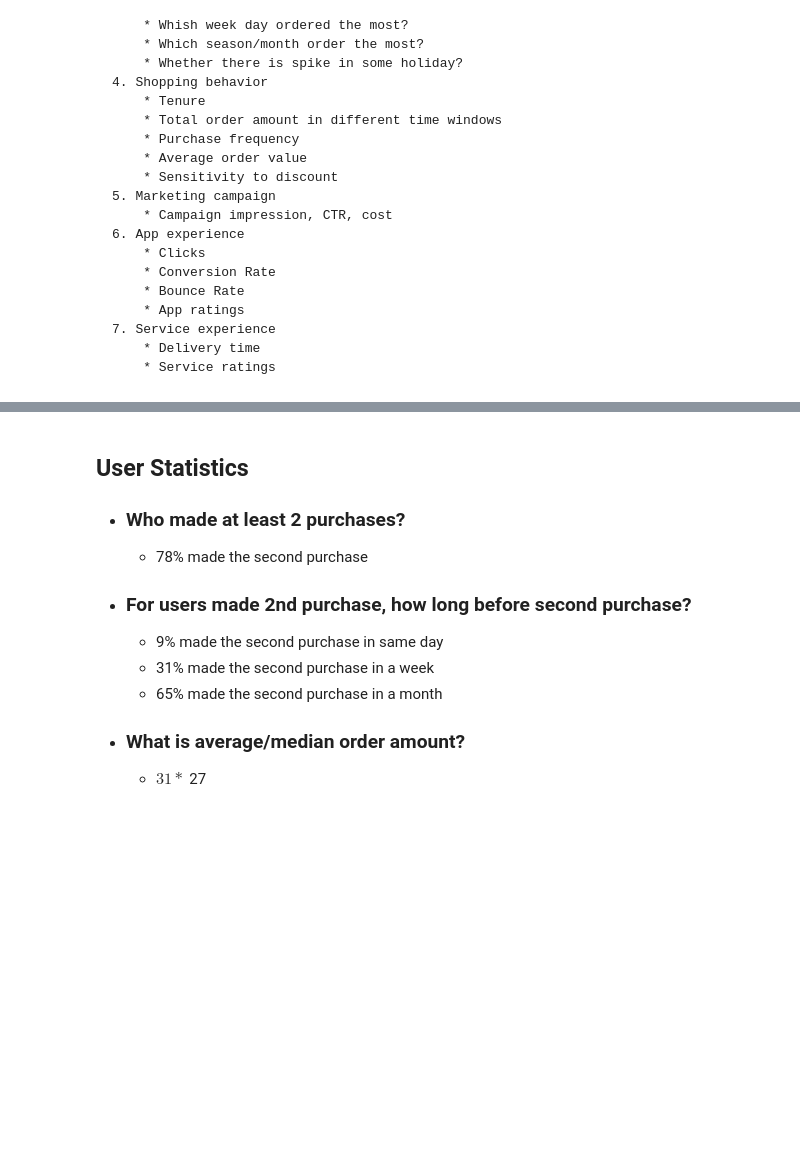
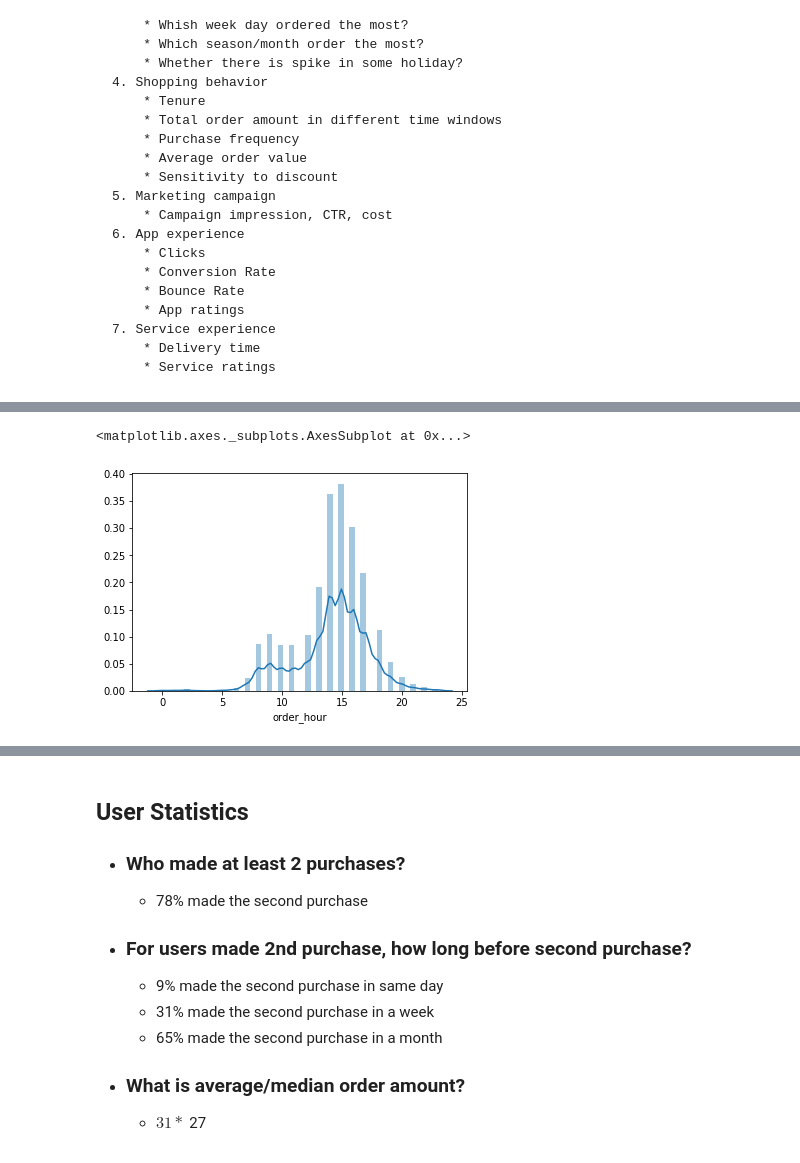
Before and after one commit to Chen--Chen/cohort_churn_analysis, a Jupyter notebook: Slice - Customer Churn Analysis.ipynb, the cells around one changed output, grey strips where cells are left out. Drawn from its saved outputs; the diff is of its cells as text; code cells hidden in the pictures; blank space fills up the shorter version.

```diff
--- a/Slice - Customer Churn Analysis.ipynb
+++ b/Slice - Customer Churn Analysis.ipynb
@@ -109,7 +118,7 @@ pd.set_option('display.max_columns', None)
 * Join ZIP code data to get more geo information
 * Extract first time purchase, second time purchase and long time purchase behavior
 # %%
-trans_data = pd.read_csv('C:/Users/cheng/Desktop/Job Upgrade/Slice/churn_homework - churn_homework_orders.csv')
+trans_data = pd.read_csv('/Users/Chen/Desktop/Job Upgrade/Interview/Slice/churn_homework - churn_homework_orders.csv')
 
 # We have one year data. To get a full monthly view, we subtract 12 days from purchased date
 trans_data = trans_data.drop_duplicates()
@@ -123,7 +132,28 @@ print(trans_data.date_purchased_shft.min(), trans_data.date_purchased_shft.max()
 trans_data['shipping_payment'] = trans_data['shipping_type'] + '_'+ trans_data['payment_method']
 trans_data['order_month_shft'] = trans_data['date_purchased_shft'].dt.to_period('M')
 trans_data['order_weekday'] = trans_data['date_purchased'].dt.weekday
+
+def weekend_ind(row):
+    if row['order_weekday']>=5:
+        val='weekend'
+    else:
+        val='weekday'
+    return val
+trans_data['order_weekend_ind'] = trans_data.apply(weekend_ind, axis=1)
+
+
 trans_data['order_hour'] = trans_data['date_purchased'].dt.hour
+
+def hour_bin(row):
+    if row['order_hour']>=12 and row['order_hour']<=18:
+        val='rush'
+    else:
+        val='non_rush'
+    return val
+trans_data['order_hour_bin'] = trans_data.apply(hour_bin, axis=1)
+
+trans_data['order_week'] = np.array(list(map(lambda x: x.week, trans_data['date_purchased'])))
 trans_data['cohort_start'] = trans_data.groupby('customer')['date_purchased_shft'].transform('min').dt.to_period('M')
-trans_data['latest_active'] = trans_data.groupby('customer')['date_purchased_shft'].transform('max').dt.to_period('M')
+trans_data['cohort_start_week'] = trans_data.groupby('customer')['order_week'].transform('min')
+#trans_data['latest_active'] = trans_data.groupby('customer')['date_purchased_shft'].transform('max').dt.to_period('M')
 # %% [output]
@@ -133 +163,7 @@ trans_data['latest_active'] = trans_data.groupby('customer')['date_purchased_shf
+# %%
+# Group order hours by breakfast, lunch and dinner
+sns.distplot(trans_data.order_hour)
+# %% [output]
+<matplotlib.axes._subplots.AxesSubplot at 0x...>
+[figure, added]
 # %%
```
Also changed, not shown: parts of 35 cells of this notebook.
